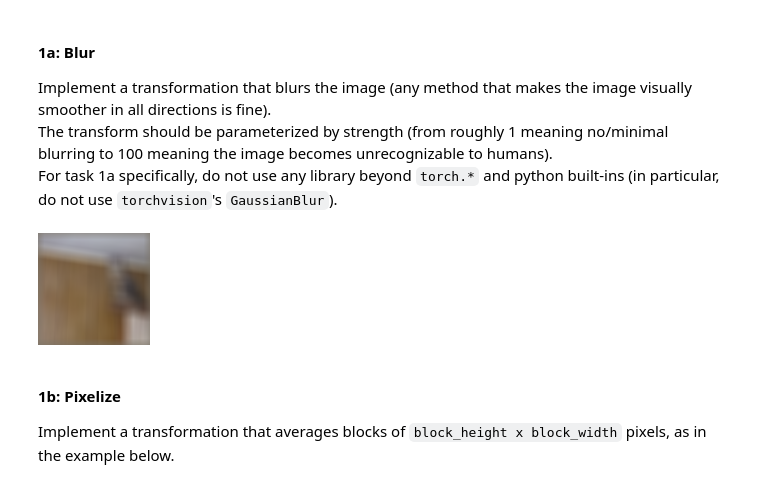
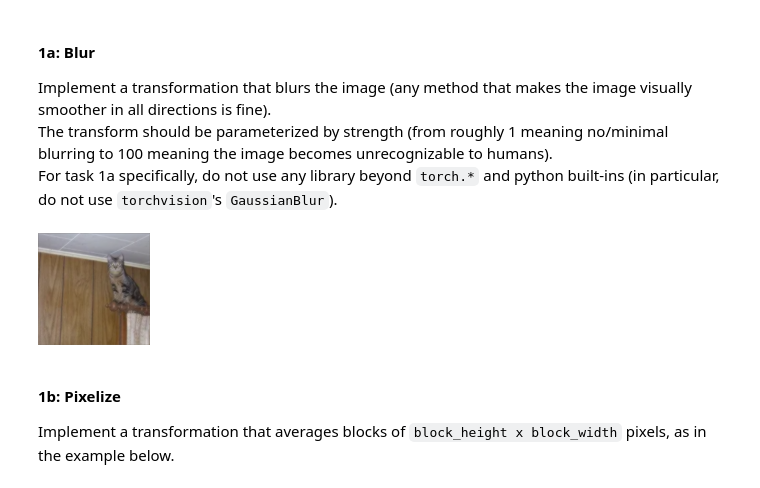
Before and after one commit to Jokilos/ML-stuff, a Jupyter notebook: DNN/hw2/hw2-textureVsShape-student.ipynb, the cells around one changed output. Cells and saved outputs as stored; diff of their text form; code cells hidden in the pictures.

```diff
--- a/DNN/hw2/hw2-textureVsShape-student.ipynb
+++ b/DNN/hw2/hw2-textureVsShape-student.ipynb
@@ -586,36 +586,36 @@ For task 1a specifically, do not use any library beyond `torch.*` and python bui
 def blur(x: torch.Tensor, strength: int = 10) -> torch.Tensor:
     assert 1 <= strength <= 100, f"Expected 1 ≤ strength ≤ 100, got {strength}."
     *B, C, H, W = x.shape
     ### BEGIN SOLUTION
-    size = (3 + 2 * (strength // 20))
+    size = (3 + 2 * (strength // 30))
     kernel = torch.ones(size**2).reshape(size, size)
 
     middle_idx = size // 2
     kernel[middle_idx, middle_idx] = 100 / strength
 
     factor = torch.sum(kernel)
     kernel = kernel / factor
 
-    kernel = torch.tile(kernel, (3,1,1,1))
+    kernel = torch.tile(kernel, (C,1,1,1))
 
     shape = x.shape
     x = F.conv2d(x, kernel, padding = size // 2, groups = 3)
     assert shape == x.shape
 
     # xl, yl = kernel.shape
     # xx, yy = np.meshgrid(np.arange(xl), np.arange(yl))
     # edges = np.vstack([np.ravel(xx), np.ravel(yy)]).T
     # middle_idx = len(edges) // 2
     # middle = edges[middle_idx]
     # edges = np.vstack([edges[:middle_idx], edges[(middle_idx + 1):]])
     # kernel[edges[:,0], edges[:,1]] /= strength
 
     ### END SOLUTION
     return x
 
 example_transformed(blur, 507)
 # %% [output]
-[figure, old version]
+[figure, new version]
 # %%
 benchmark_transform(v2.Compose([get_eval_transform(), v2.Lambda(blur)]))
 # %% [markdown]
```
Also changed, not shown: parts of 3 cells of this notebook.
